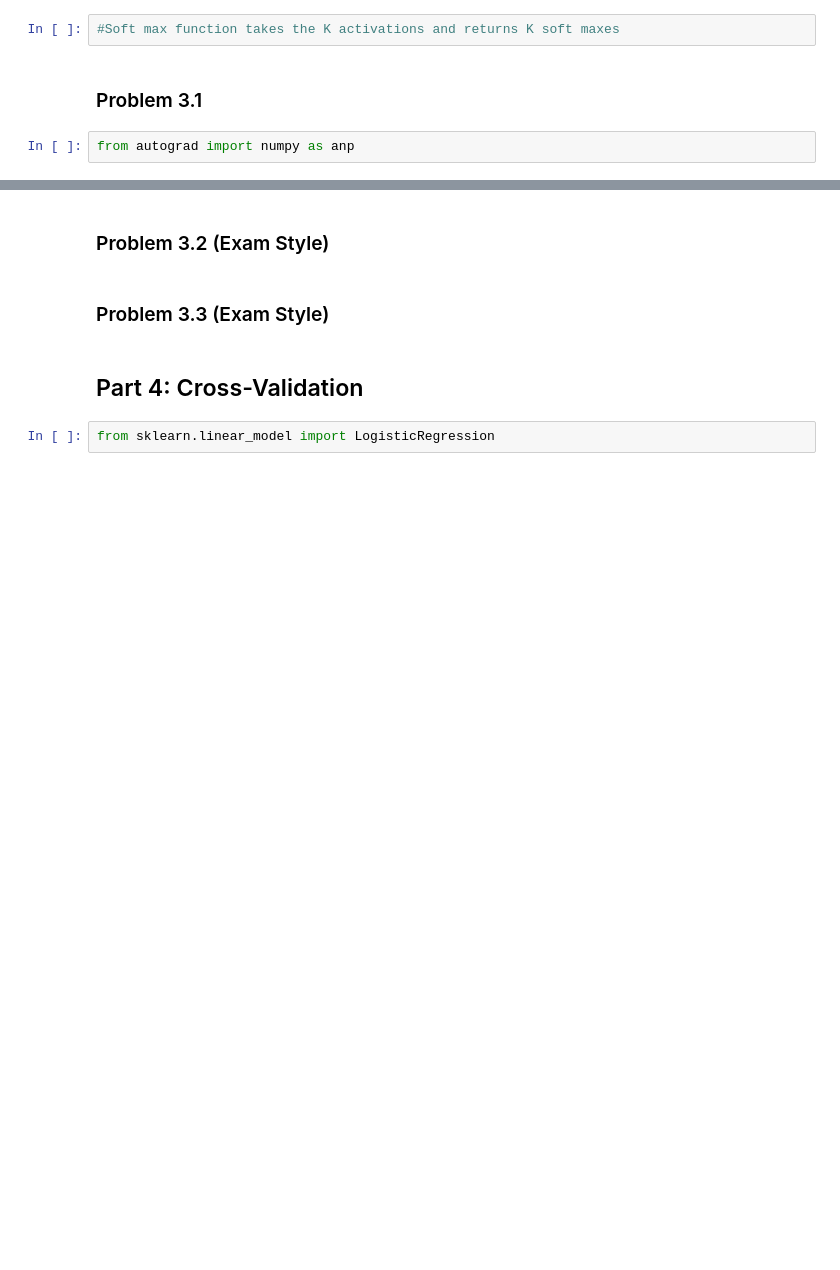
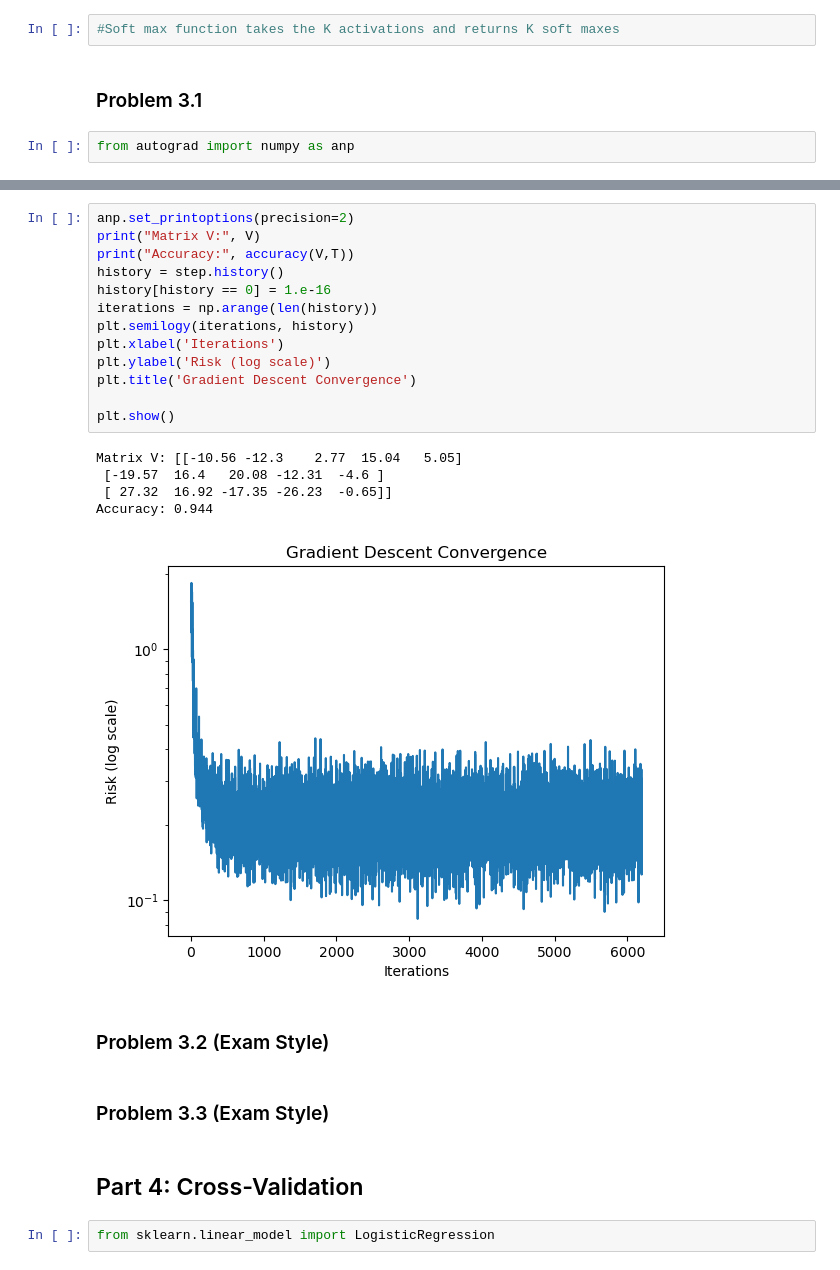
Before and after one commit to ethangold3/371_Homework06, a Jupyter notebook: homework06(github).ipynb, the cells around one changed output, grey strips where cells are left out. Drawn from its saved outputs; the diff is of its cells as text; blank space fills up the shorter version.

```diff
--- a/homework06(github).ipynb
+++ b/homework06(github).ipynb
@@ -212,3 +201,22 @@ namespace(x=array([[ 0.11451929,  0.20665575],
+# %%
+anp.set_printoptions(precision=2)
+print("Matrix V:", V)
+print("Accuracy:", accuracy(V,T))
+history = step.history()
+history[history == 0] = 1.e-16
+iterations = np.arange(len(history))
+plt.semilogy(iterations, history)
+plt.xlabel('Iterations')
+plt.ylabel('Risk (log scale)')
+plt.title('Gradient Descent Convergence')
+
+plt.show()
+# %% [output]
+Matrix V: [[-10.56 -12.3    2.77  15.04   5.05]
+ [-19.57  16.4   20.08 -12.31  -4.6 ]
+ [ 27.32  16.92 -17.35 -26.23  -0.65]]
+Accuracy: 0.944
+[figure, added]
 # %% [markdown]
 ### Problem 3.2 (Exam Style)
 # %% [markdown]
```
Also changed, not shown: parts of 8 cells of this notebook.
